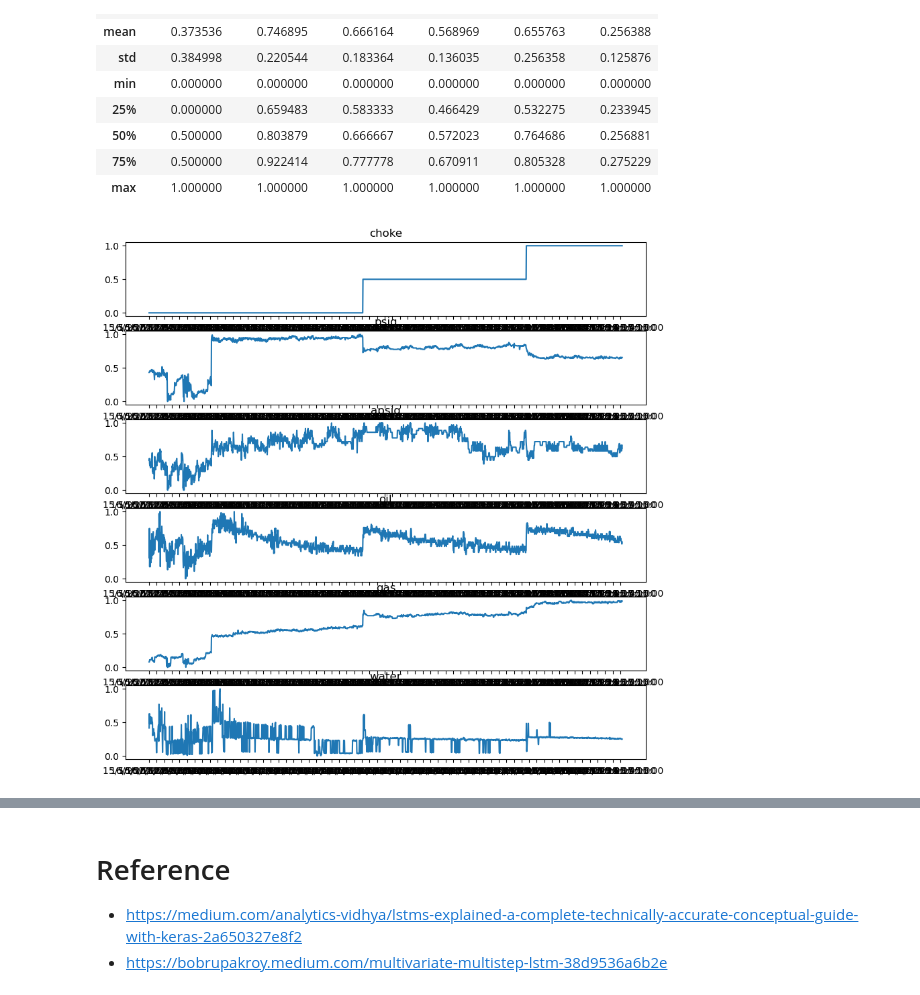
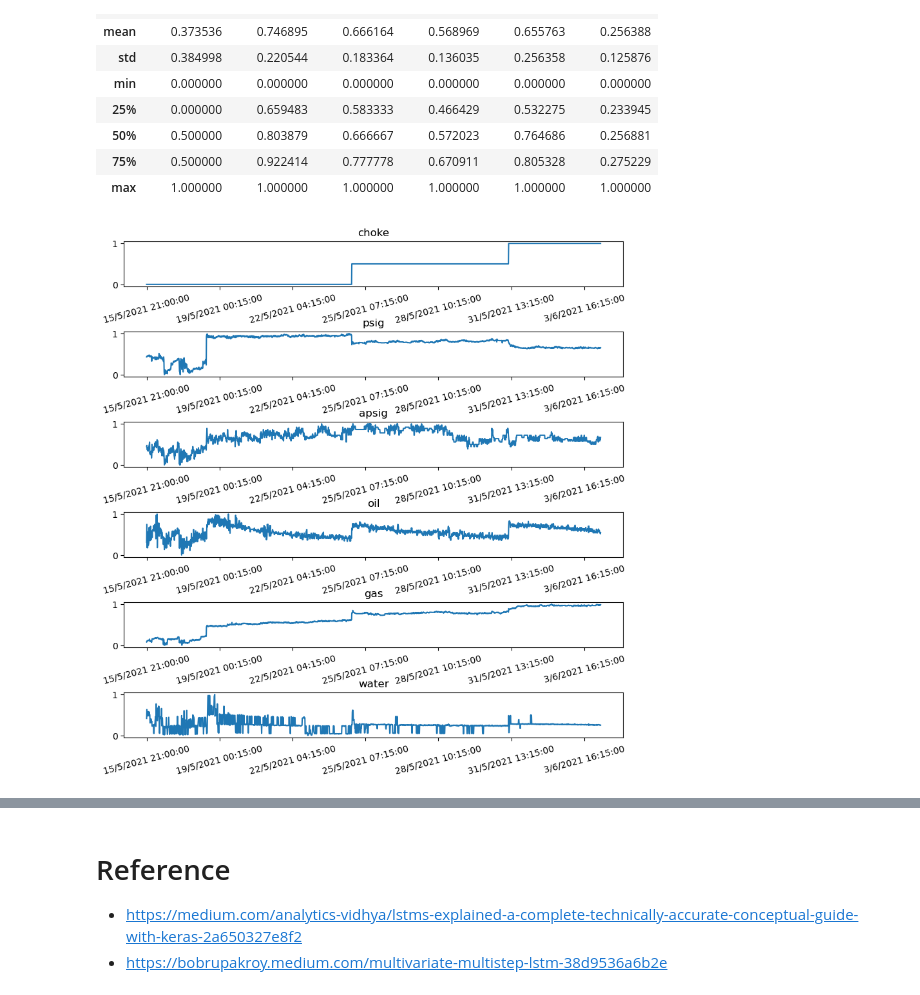
Before and after one commit to Dzyfhuba/lstm-prototype, a Jupyter notebook: app4.ipynb, the cells around one changed output, grey strips where cells are left out. Saved outputs shown, nothing was run; the diff lists cells and outputs as text; code cells hidden in the pictures.

```diff
--- a/app4.ipynb
+++ b/app4.ipynb
@@ -69,15 +69,22 @@ df_normalized.describe()
 | 75% | 0.500000 | 0.922414 | 0.777778 | 0.670911 | 0.805328 | 0.275229 |
 | max | 1.000000 | 1.000000 | 1.000000 | 1.000000 | 1.000000 | 1.000000 |
 # %%
-def plot_rows(df, columns):
+def plot_rows(df, columns, filename):
     fig, ax = plt.subplots(len(columns), 1, figsize=(10, 10))
     for i, column in enumerate(columns):
         ax[i].plot(df.index, df[column])
         # reduce x label
-        ax[i].set_xticks(ax[i].get_xticks()[::30])
+        ax[i].set_xticks(ax[i].get_xticks()[::300])
+        # rotate label
+        plt.setp(ax[i].xaxis.get_majorticklabels(), rotation=15)
         ax[i].set_title(column)
+    # more spacing each axe
+    fig.subplots_adjust(hspace=1)
+
+    # store to csv
+    plt.savefig(filename)
     plt.show()
 # %%
-plot_rows(df_normalized, columns2)
+plot_rows(df_normalized, columns2, 'plot_rows_normalized')
 # %% [output]
-[figure, old version]
+[figure, new version]
```
Also changed, not shown: parts of 14 cells of this notebook, 5 other files.
